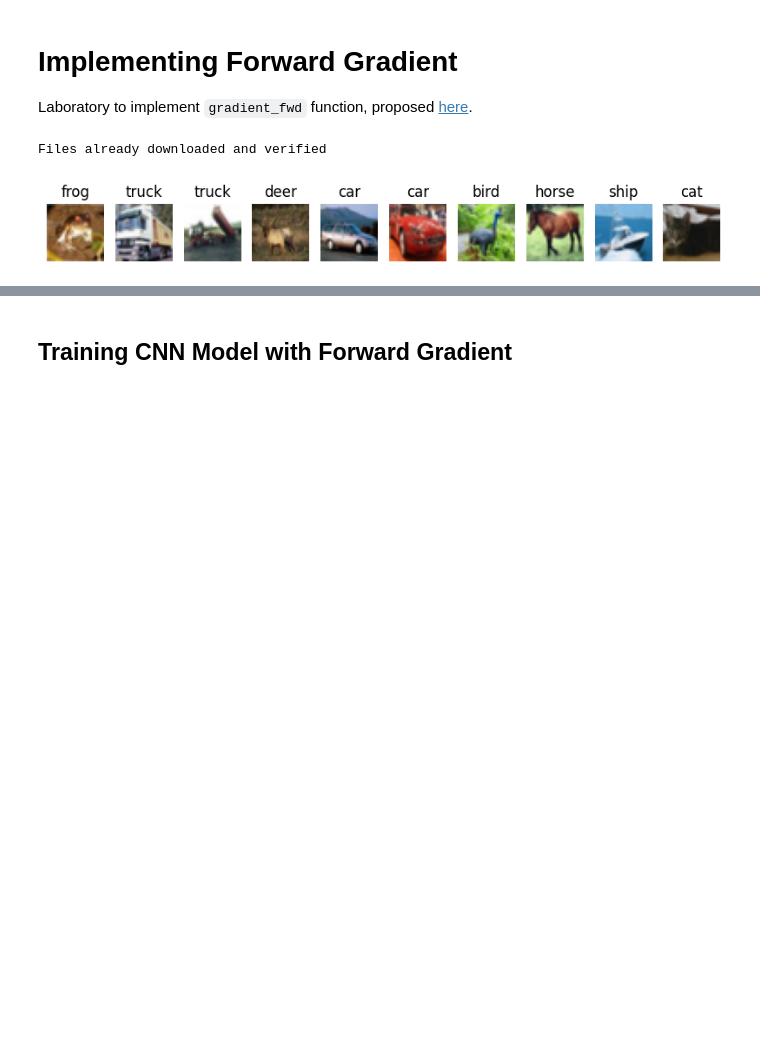
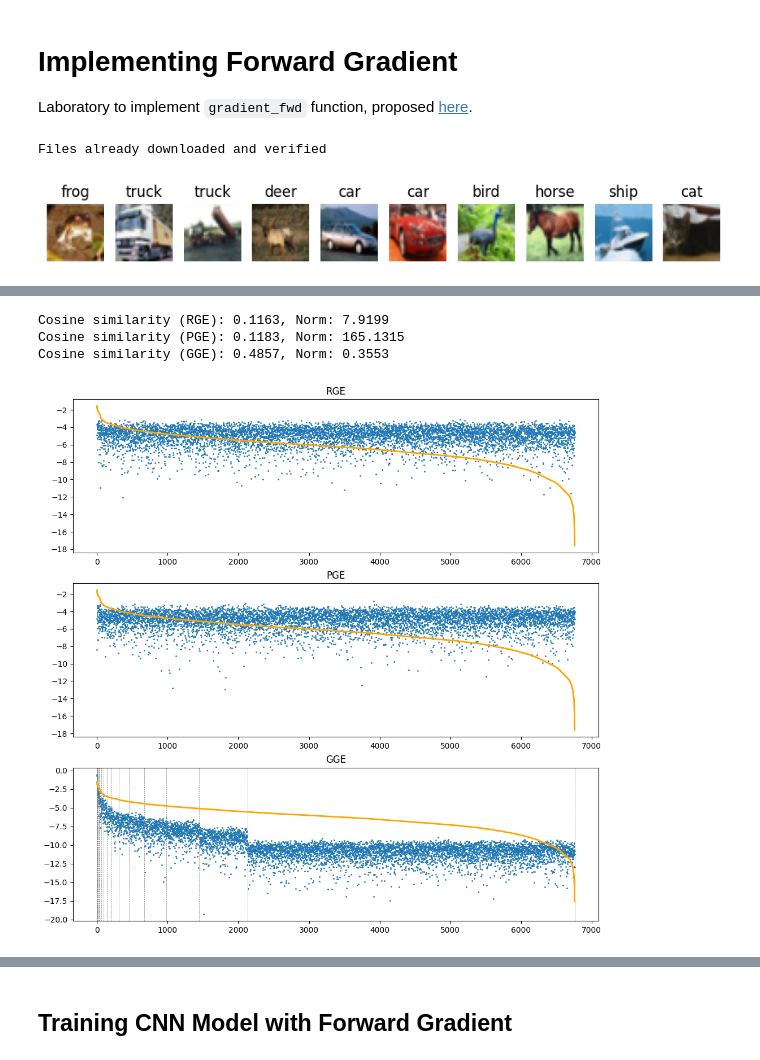
Before and after one commit to ckswjd99-lab/TorchShelf, a Jupyter notebook: examples/fwdgrad_lab.ipynb, the cells around one changed output, grey strips where cells are left out. Saved outputs shown, nothing was run; the diff lists cells and outputs as text; code cells hidden in the pictures; blank space fills up the shorter version.

Commit message:
GGE training very well

```diff
--- a/examples/fwdgrad_lab.ipynb
+++ b/examples/fwdgrad_lab.ipynb
@@ -345,0 +391,69 @@ Cosine similarity (PGE): 0.0104, Norm: 772.0558
+# %%
+## SHOW GRADIENT ##
+input, target = next(iter(train_loader))
+input, target = input.to(DEVICE), target.to(DEVICE)
+
+config = {}
+
+num_query = 100
+num_groups = 20
+
+real_gradient = get_real_gradient(input, target, model, criterion)
+partition_dict = group_by_gradient_exp(real_gradient, num_groups, descending=True, level_noise=0.0, config=config)
+real_num_groups = num_groups
+real_gradient = torch.cat([p.flatten() for p in real_gradient.values()])
+real_gradient = real_gradient.cpu().detach().numpy()
+norm_real_gradient = np.linalg.norm(real_gradient)
+real_gradient_abs = np.abs(real_gradient) / norm_real_gradient
+
+rge_gradient = gradient_fwd(input, target, model, functional_xent, query=num_query, type='rge')
+rge_gradient = torch.cat([p.flatten() for p in rge_gradient.values()])
+rge_gradient = rge_gradient.cpu().detach().numpy()
+norm_rge_gradient = np.linalg.norm(rge_gradient)
+rge_gradient_abs = np.abs(rge_gradient) / norm_rge_gradient
+
+num_param_tensors = len(list(model.parameters()))
+pge_gradient = gradient_fwd(input, target, model, functional_xent, query=num_query//num_param_tensors, type='pge')
+pge_gradient = torch.cat([p.flatten() for p in pge_gradient.values()])
+pge_gradient = pge_gradient.cpu().detach().numpy()
+norm_pge_gradient = np.linalg.norm(pge_gradient)
+pge_gradient_abs = np.abs(pge_gradient) / norm_pge_gradient
+
+gge_scaled_gradient = {}
+gge_gradient = gradient_fwd(input, target, model, functional_xent, query=num_query//num_groups, type='gge', group_dict=partition_dict, num_groups=real_num_groups, scaled_grads=gge_scaled_gradient)
+gge_gradient = torch.cat([p.flatten() for p in gge_scaled_gradient.values()])
+gge_gradient = gge_gradient.cpu().detach().numpy()
+norm_gge_gradient = np.linalg.norm(gge_gradient)
+gge_gradient_abs = np.abs(gge_gradient) / norm_gge_gradient
+
+cossim_rge = np.dot(real_gradient, rge_gradient) / np.linalg.norm(real_gradient) / np.linalg.norm(rge_gradient)
+cossim_pge = np.dot(real_gradient, pge_gradient) / np.linalg.norm(real_gradient) / np.linalg.norm(pge_gradient)
+cossim_gge = np.dot(real_gradient, gge_gradient) / np.linalg.norm(real_gradient) / np.linalg.norm(gge_gradient)
+
+print(f"Cosine similarity (RGE): {cossim_rge:.4f}, Norm: {norm_rge_gradient/norm_real_gradient:.4f}")
+print(f"Cosine similarity (PGE): {cossim_pge:.4f}, Norm: {norm_pge_gradient/norm_real_gradient:.4f}")
+print(f"Cosine similarity (GGE): {cossim_gge:.4f}, Norm: {norm_gge_gradient/norm_real_gradient:.4f}")
+
+gradient_stacked = np.stack([np.log(real_gradient_abs), np.log(rge_gradient_abs), np.log(pge_gradient_abs), np.log(gge_gradient_abs)])
+gradient_sorted = gradient_stacked[:, gradient_stacked[0].argsort()[::-1]]
+
+# plot 3 subfigures
+fig, axs = plt.subplots(3, 1, figsize=(12, 12))
+
+indices = np.arange(len(real_gradient))
+for i, ax in enumerate(axs):
+    if i == 2:
+        # draw vertical group boundaries, the size increases exponentially
+        r = config['r']
+        for j in range(real_num_groups):
+            ax.axvline(x=config['milestone_indices'][j], color='gray', linestyle='--', linewidth=0.5)
+        ax.axvline(x=config['milestone_indices'][real_num_groups-1], color='gray', linestyle='--', linewidth=0.5, label='Group boundary')
+
+    ax.scatter(indices, gradient_sorted[i+1], label=['RGE', 'PGE', 'GGE'][i], s=1)
+    ax.plot(gradient_sorted[0], label='Real', linewidth=2, color='orange')
+    ax.set_title(['RGE', 'PGE', 'GGE'][i])
+# %% [output]
+Cosine similarity (RGE): 0.1163, Norm: 7.9199
+Cosine similarity (PGE): 0.1183, Norm: 165.1315
+Cosine similarity (GGE): 0.4857, Norm: 0.3553
+[figure, added]
```
Also changed, not shown: parts of 14 cells of this notebook, 3 other files.
